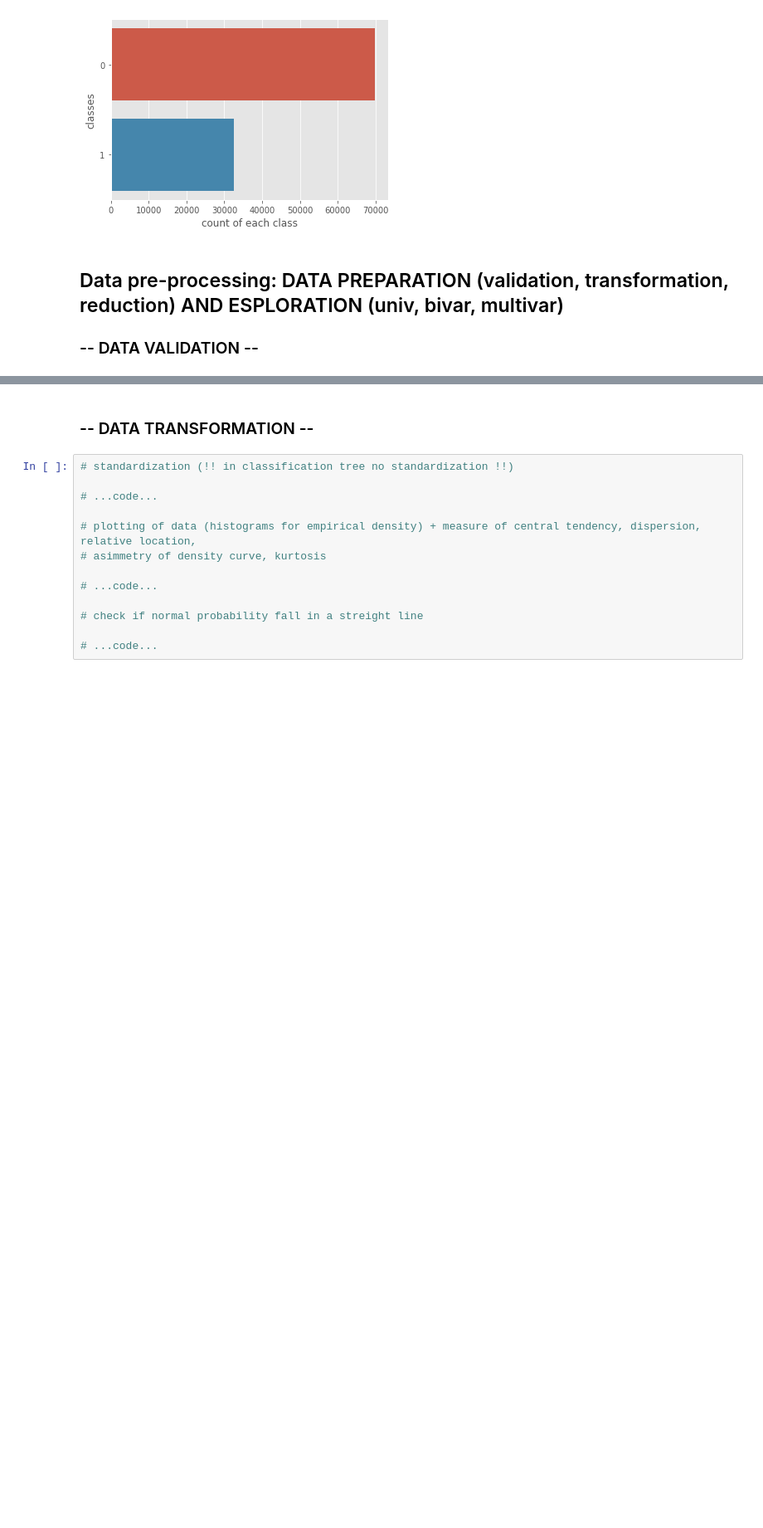
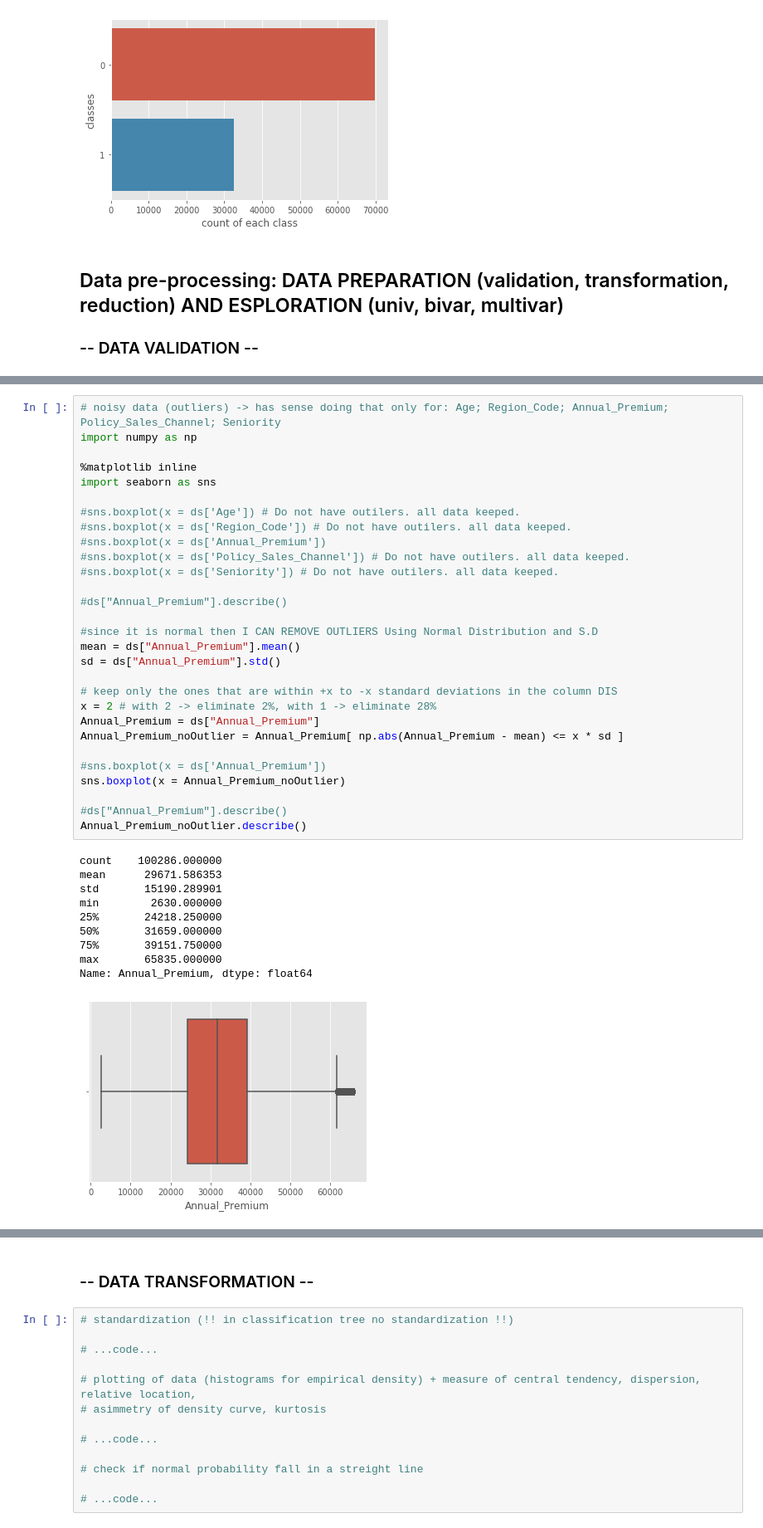
Before and after one commit to MartinaVerardi/MIML_Project, a Jupyter notebook: Project_code.ipynb, the cells around one changed output, grey strips where cells are left out. Shown at 83% size. Saved outputs shown, nothing was run; the diff lists cells and outputs as text; blank space fills up the shorter version.

Commit message:
outliers

```diff
--- a/Project_code.ipynb
+++ b/Project_code.ipynb
@@ -73,0 +74,40 @@ dtype: int64
+# %%
+# noisy data (outliers) -> has sense doing that only for: Age; Region_Code; Annual_Premium; Policy_Sales_Channel; Seniority
+import numpy as np
+
+%matplotlib inline
+import seaborn as sns
+
+#sns.boxplot(x = ds['Age']) # Do not have outilers. all data keeped.
+#sns.boxplot(x = ds['Region_Code']) # Do not have outilers. all data keeped.
+#sns.boxplot(x = ds['Annual_Premium'])
+#sns.boxplot(x = ds['Policy_Sales_Channel']) # Do not have outilers. all data keeped.
+#sns.boxplot(x = ds['Seniority']) # Do not have outilers. all data keeped.
+
+#ds["Annual_Premium"].describe()
+
+#since it is normal then I CAN REMOVE OUTLIERS Using Normal Distribution and S.D
+mean = ds["Annual_Premium"].mean()
+sd = ds["Annual_Premium"].std()
+
+# keep only the ones that are within +x to -x standard deviations in the column DIS
+x = 2 # with 2 -> eliminate 2%, with 1 -> eliminate 28%
+Annual_Premium = ds["Annual_Premium"]
+Annual_Premium_noOutlier = Annual_Premium[ np.abs(Annual_Premium - mean) <= x * sd ]
+
+#sns.boxplot(x = ds['Annual_Premium'])
+sns.boxplot(x = Annual_Premium_noOutlier)
+
+#ds["Annual_Premium"].describe()
+Annual_Premium_noOutlier.describe()
+# %% [output]
+count    100286.000000
+mean      29671.586353
+std       15190.289901
+min        2630.000000
+25%       24218.250000
+50%       31659.000000
+75%       39151.750000
+max       65835.000000
+Name: Annual_Premium, dtype: float64
+[figure, added]
```
Also changed, not shown: parts of 8 cells of this notebook.
